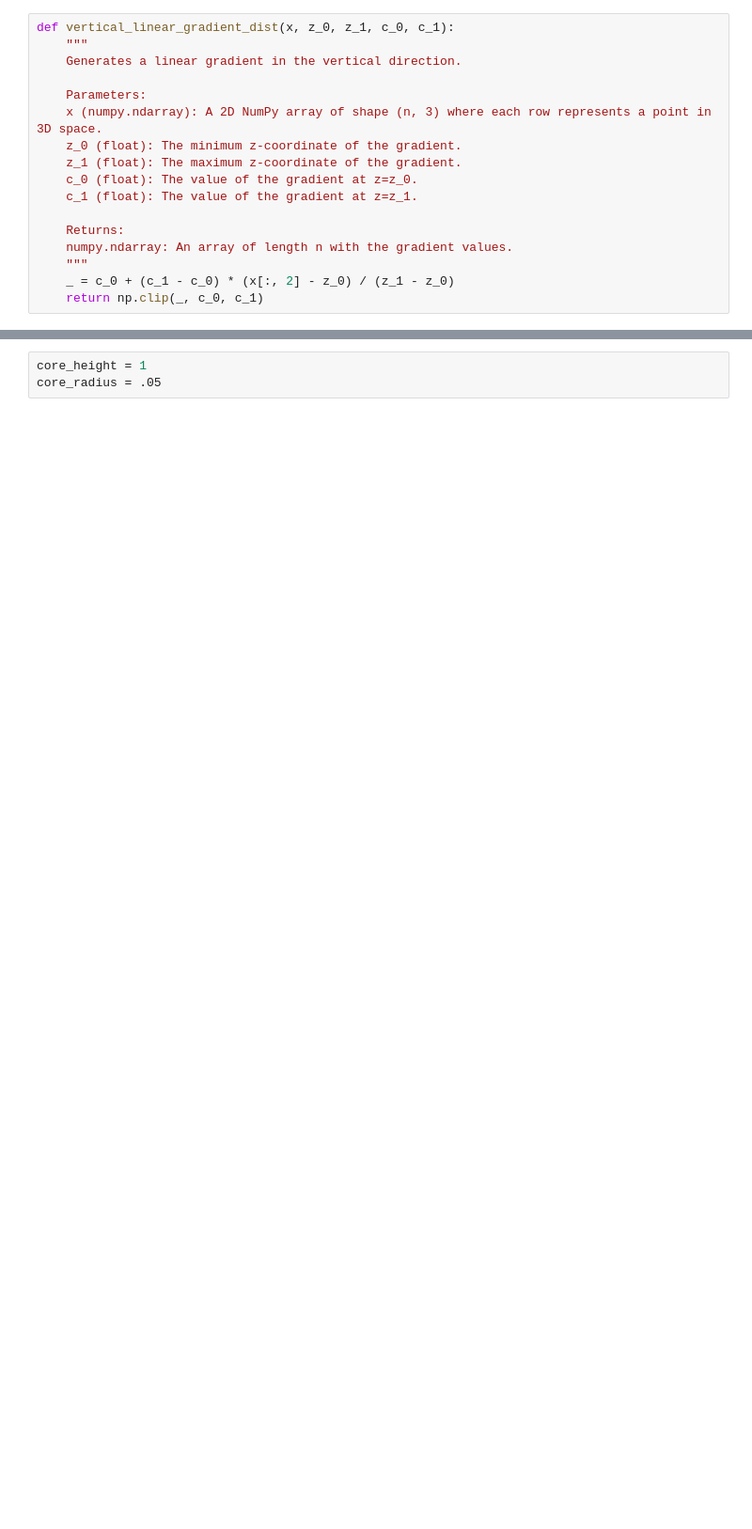
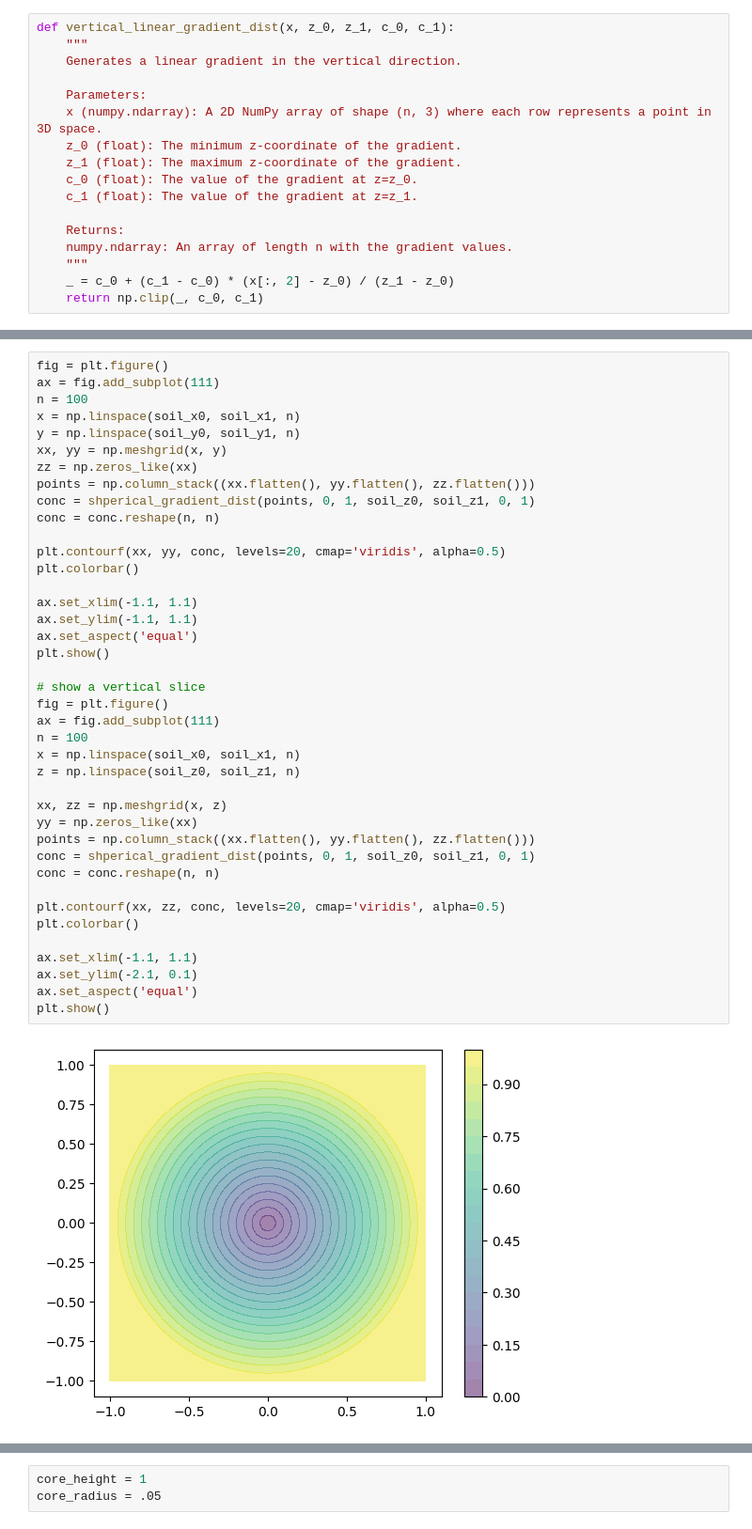
Before and after one commit to JoseACortes/SimpleSoilSampleSim, a Jupyter notebook: prototype.ipynb, the cells around one changed output, grey strips where cells are left out. Shown: that part at 94% size. Drawn from its saved outputs; the diff is of its cells as text; blank space fills up the shorter version.

```diff
--- a/prototype.ipynb
+++ b/prototype.ipynb
@@ -140,0 +281,42 @@ import matplotlib.pyplot as plt
+# %%
+fig = plt.figure()
+ax = fig.add_subplot(111)
+n = 100
+x = np.linspace(soil_x0, soil_x1, n)
+y = np.linspace(soil_y0, soil_y1, n)
+xx, yy = np.meshgrid(x, y)
+zz = np.zeros_like(xx)
+points = np.column_stack((xx.flatten(), yy.flatten(), zz.flatten()))
+conc = shperical_gradient_dist(points, 0, 1, soil_z0, soil_z1, 0, 1)
+conc = conc.reshape(n, n)
+
+plt.contourf(xx, yy, conc, levels=20, cmap='viridis', alpha=0.5)
+plt.colorbar()
+
+ax.set_xlim(-1.1, 1.1)
+ax.set_ylim(-1.1, 1.1)
+ax.set_aspect('equal')
+plt.show()
+
+# show a vertical slice
+fig = plt.figure()
+ax = fig.add_subplot(111)
+n = 100
+x = np.linspace(soil_x0, soil_x1, n)
+z = np.linspace(soil_z0, soil_z1, n)
+
+xx, zz = np.meshgrid(x, z)
+yy = np.zeros_like(xx)
+points = np.column_stack((xx.flatten(), yy.flatten(), zz.flatten()))
+conc = shperical_gradient_dist(points, 0, 1, soil_z0, soil_z1, 0, 1)
+conc = conc.reshape(n, n)
+
+plt.contourf(xx, zz, conc, levels=20, cmap='viridis', alpha=0.5)
+plt.colorbar()
+
+ax.set_xlim(-1.1, 1.1)
+ax.set_ylim(-2.1, 0.1)
+ax.set_aspect('equal')
+plt.show()
+# %% [output]
+[figure, added]
```
Also changed, not shown: parts of 28 cells of this notebook.
